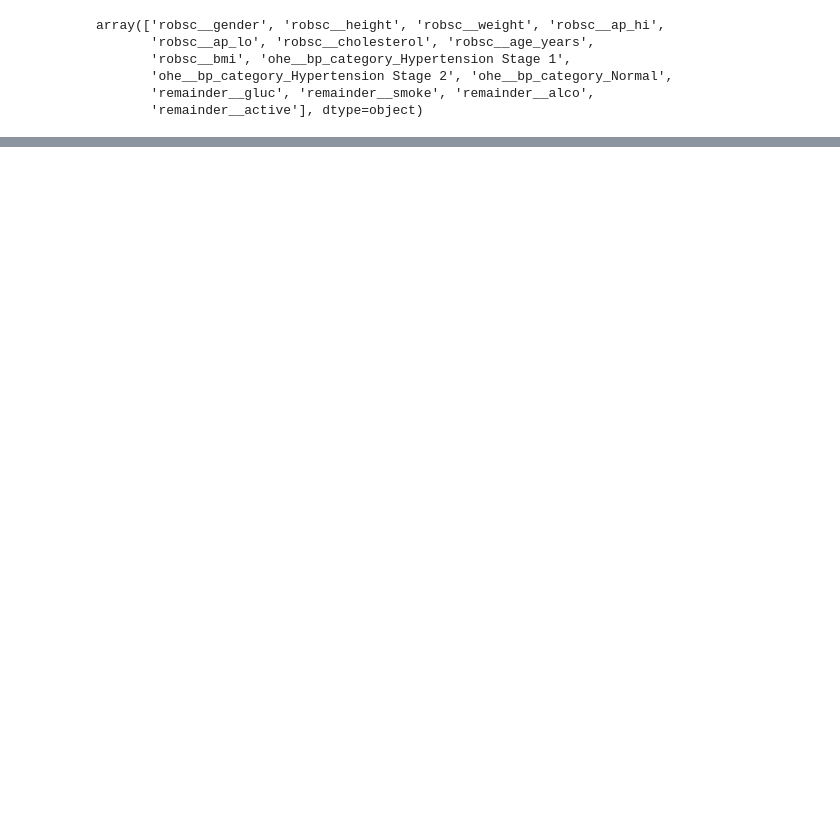
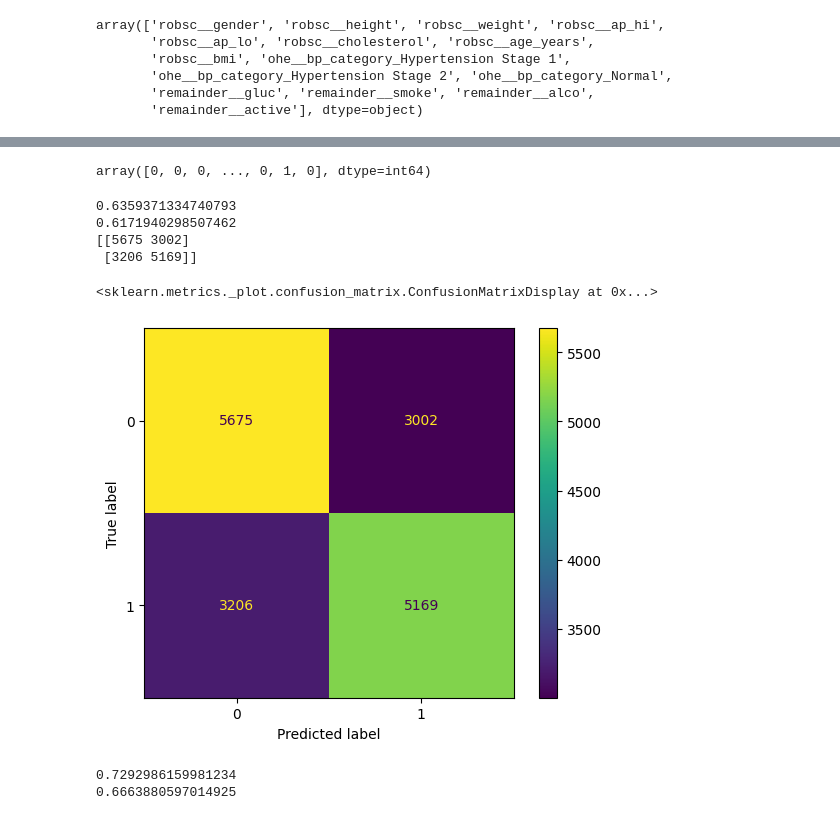
Before and after one commit to manishamahara/Project_cardio, a Jupyter notebook: project_cardio.ipynb, the cells around one changed output, grey strips where cells are left out. Drawn from its saved outputs; the diff is of its cells as text; code cells hidden in the pictures; blank space fills up the shorter version.

Commit message:
DecisionTree trained and tuned

```diff
--- a/project_cardio.ipynb
+++ b/project_cardio.ipynb
@@ -373,3 +382,3 @@ pd.DataFrame(data = x_train_transformerd,
 51153 rows × 15 columns
 # %%
-x_train_transformerd =ct.transform(x_test)
+x_test_transformerd =ct.transform(x_test)
@@ -375,0 +454,28 @@ x_train_transformerd =ct.transform(x_test)
+# %%
+from sklearn.tree import DecisionTreeClassifier
+
+dtc = DecisionTreeClassifier()
+dtc.fit(x_train_transformerd,y_train)
+pred = dtc.predict(x_test_transformerd)
+# %%
+pred
+# %% [output]
+array([0, 0, 0, ..., 0, 1, 0], dtype=int64)
+# %%
+accuracy= accuracy_score(y_test,pred)
+recall = recall_score(y_test,pred)
+cm = confusion_matrix(y_test,pred)
+# %%
+print(accuracy)
+print(recall)
+print(cm)
+# %% [output]
+0.6359371334740793
+0.6171940298507462
+[[5675 3002]
+ [3206 5169]]
+# %%
+ConfusionMatrixDisplay(cm).plot()
+# %% [output]
+<sklearn.metrics._plot.confusion_matrix.ConfusionMatrixDisplay at 0x...>
+[figure, added]
@@ -375,0 +489,6 @@ x_train_transformerd =ct.transform(x_test)
+# %%
+print(accuracy)
+print(recall)
+# %% [output]
+0.7292986159981234
+0.6663880597014925
```
Also changed, not shown: parts of 27 cells of this notebook.
